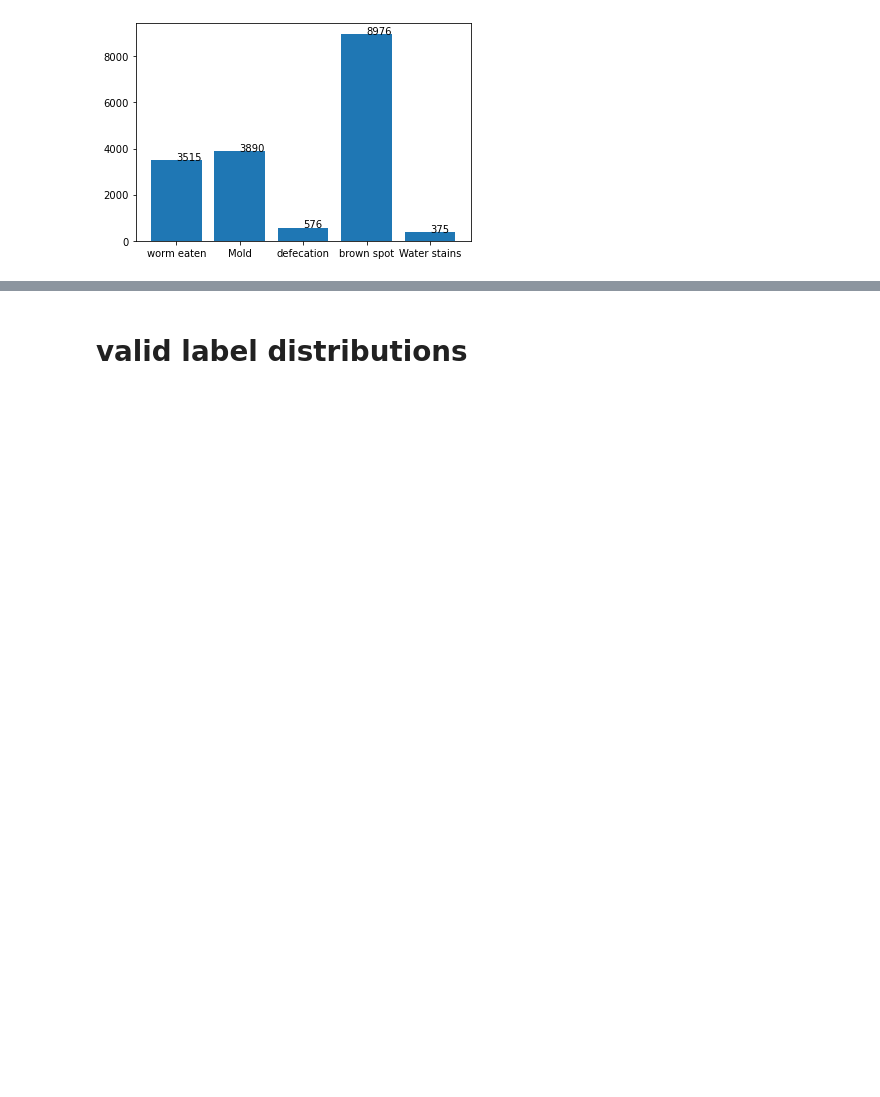
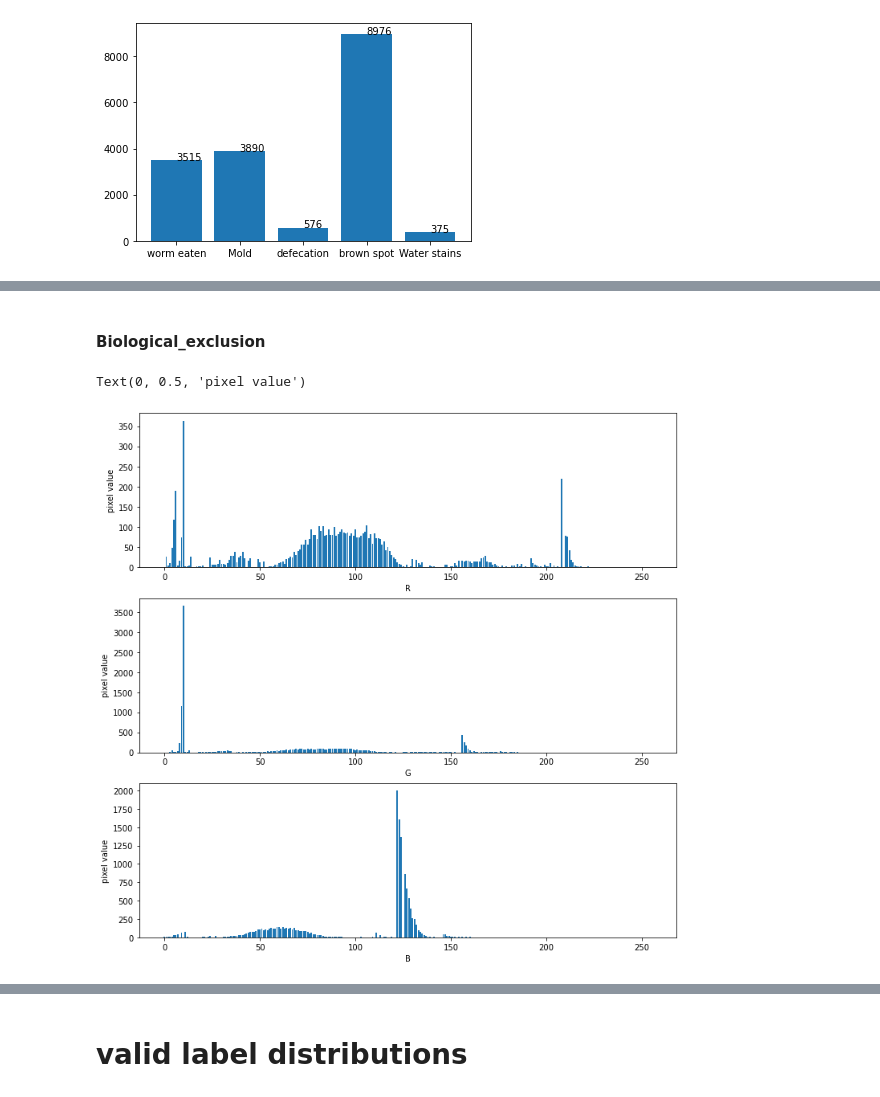
Before and after one commit to jefffang19/nmtl_deterioration_detect, a Jupyter notebook: data_analysis.ipynb, the cells around one changed output, grey strips where cells are left out. Saved outputs shown, nothing was run; the diff lists cells and outputs as text; code cells hidden in the pictures; blank space fills up the shorter version.

```diff
--- a/data_analysis.ipynb
+++ b/data_analysis.ipynb
@@ -136,0 +239,21 @@ for index, data in enumerate(cal):
+# %% [markdown]
+#### Biological_exclusion
+# %%
+plt.figure(figsize=(12,12))
+plt.subplot(3, 1, 1)
+plt.bar(np.arange(256), r_bin[2])
+plt.xlabel('R')
+plt.ylabel('pixel value')
+
+plt.subplot(3, 1, 2)
+plt.bar(np.arange(256), g_bin[2])
+plt.xlabel('G')
+plt.ylabel('pixel value')
+
+plt.subplot(3, 1, 3)
+plt.bar(np.arange(256), b_bin[2])
+plt.xlabel('B')
+plt.ylabel('pixel value')
+# %% [output]
+Text(0, 0.5, 'pixel value')
+[figure, added]
```
Also changed, not shown: parts of 38 cells of this notebook.
